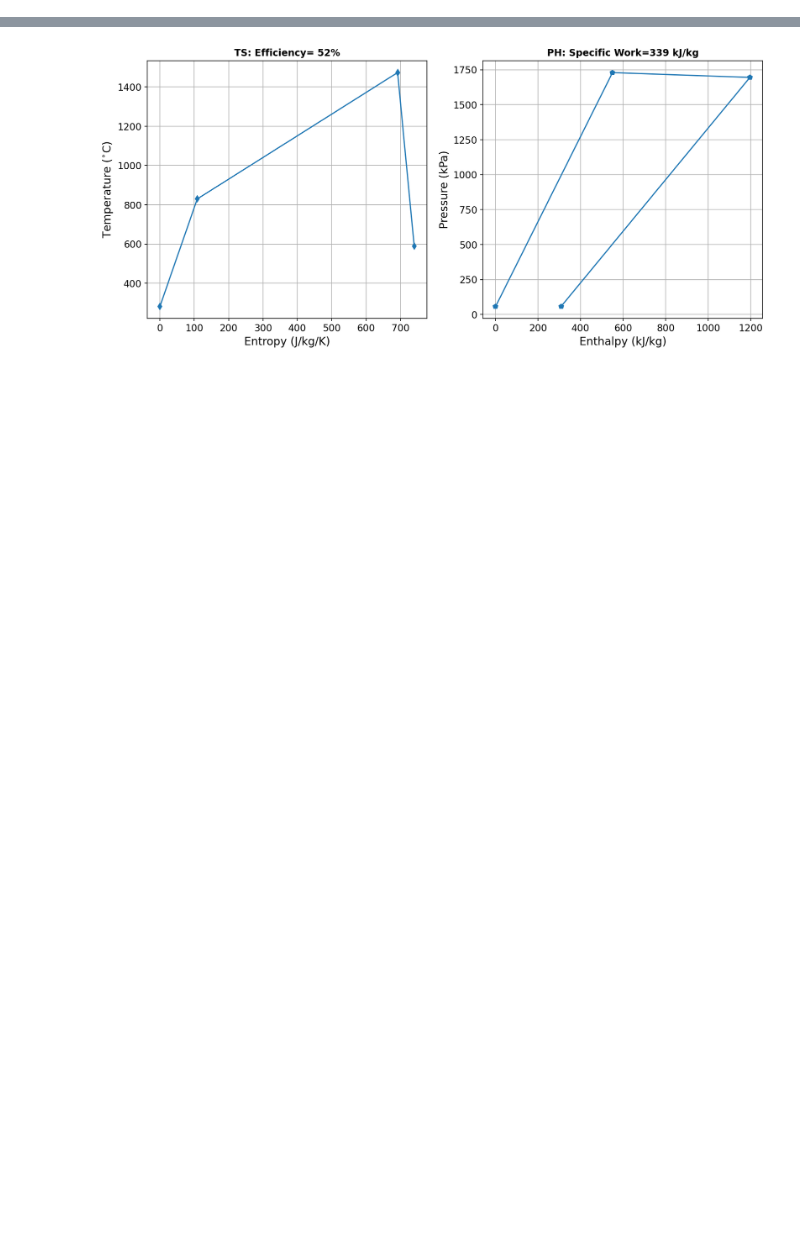
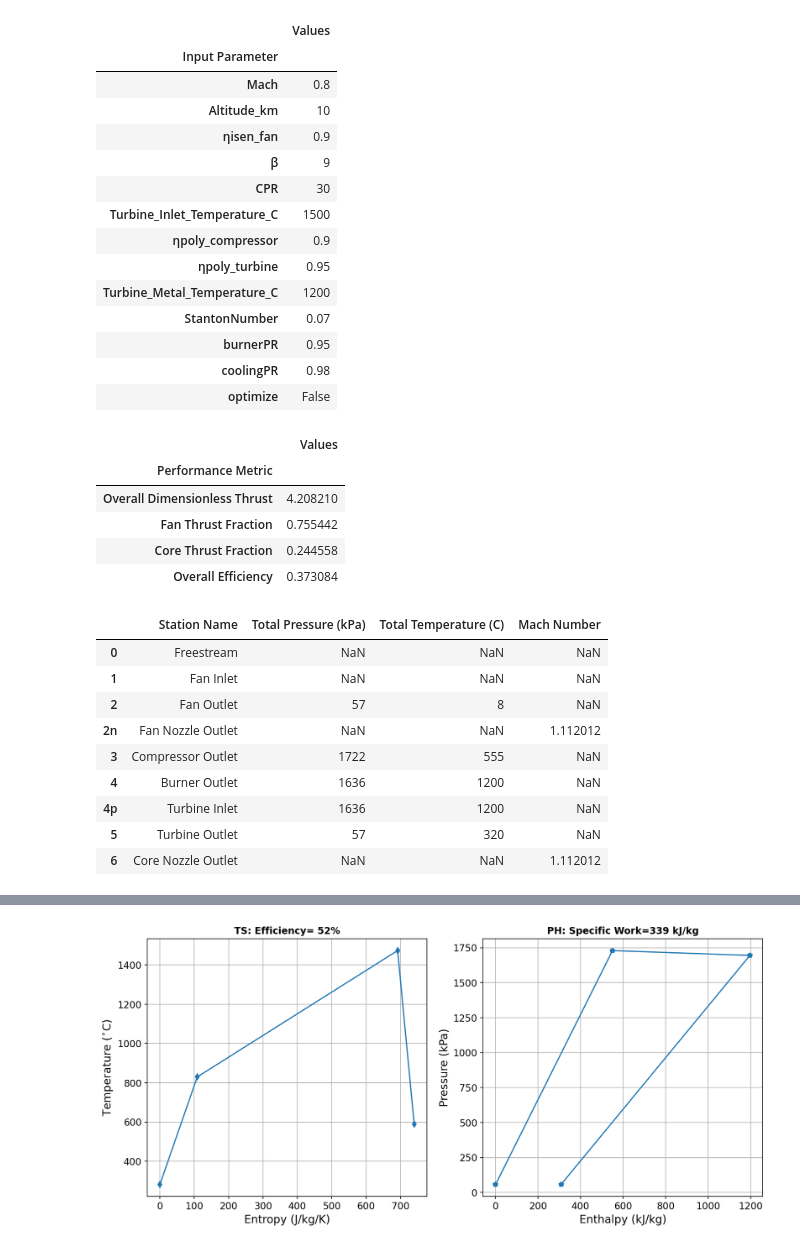
Before and after one commit to davetew/Zero-Carbon-Aviation, a Jupyter notebook: SimpleTurboFan.ipynb, the cells around one changed output, grey strips where cells are left out. Saved outputs shown, nothing was run; the diff lists cells and outputs as text; code cells hidden in the pictures; blank space fills up the shorter version.

```diff
--- a/SimpleTurboFan.ipynb
+++ b/SimpleTurboFan.ipynb
@@ -190,7 +216,7 @@ class SimpleBraytonCycle:
               target_mass_specific_work_kJ_kg=None,
               Turbine_Metal_Temperature_C=1200,
               StantonNumber=0.07,
-              burnerPR=0.98, coolingPR=0.95):
+              burnerPR=0.95, coolingPR=0.98):
 
     self.T_combustor_exit = Turbine_Inlet_Temperature_C + 273.15
     self.ηpoly = {"compressor": ηpoly_compressor,
@@ -598,3 +657,39 @@ Efficiency = 0.37588367545444956
+# %%
+display(test.cycleSummary['Input'])
+display(test.cycleSummary['Performance'])
+display(test.cycleSummary['States'])
+# %% [output]
+|  | Values |
+| Input Parameter |  |
+| Mach | 0.8 |
+| Altitude_km | 10 |
+| ηisen_fan | 0.9 |
+| β | 9 |
+| CPR | 30 |
+| Turbine_Inlet_Temperature_C | 1500 |
+| ηpoly_compressor | 0.9 |
+| ηpoly_turbine | 0.95 |
+| Turbine_Metal_Temperature_C | 1200 |
+| StantonNumber | 0.07 |
+| burnerPR | 0.95 |
+| coolingPR | 0.98 |
+| optimize | False |
+|  | Values |
+| Performance Metric |  |
+| Overall Dimensionless Thrust | 4.208210 |
+| Fan Thrust Fraction | 0.755442 |
+| Core Thrust Fraction | 0.244558 |
+| Overall Efficiency | 0.373084 |
+|  | Station Name | Total Pressure (kPa) | Total Temperature (C) | Mach Number |
+| 0 | Freestream | NaN | NaN | NaN |
+| 1 | Fan Inlet | NaN | NaN | NaN |
+| 2 | Fan Outlet | 57 | 8 | NaN |
+| 2n | Fan Nozzle Outlet | NaN | NaN | 1.112012 |
+| 3 | Compressor Outlet | 1722 | 555 | NaN |
+| 4 | Burner Outlet | 1636 | 1200 | NaN |
+| 4p | Turbine Inlet | 1636 | 1200 | NaN |
+| 5 | Turbine Outlet | 57 | 320 | NaN |
+| 6 | Core Nozzle Outlet | NaN | NaN | 1.112012 |
 # %%
 test.optimizeCycle()
 print(f'Efficiency = {test.η_overall}')
```
Also changed, not shown: parts of 16 cells of this notebook.
